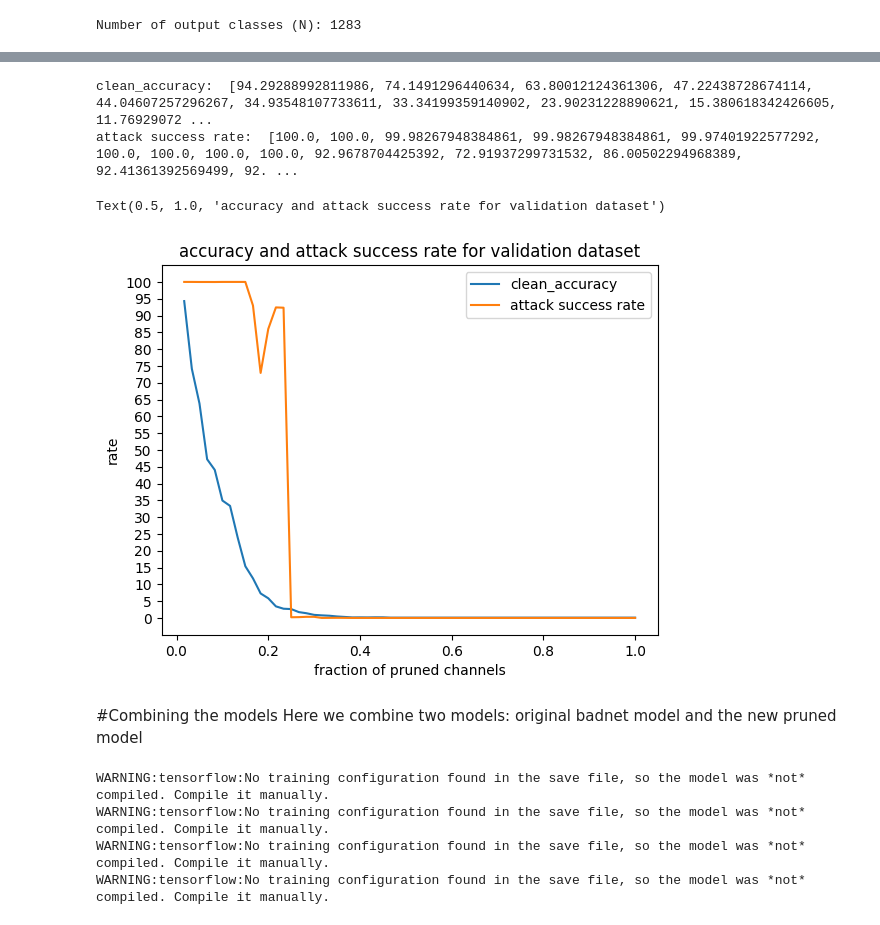
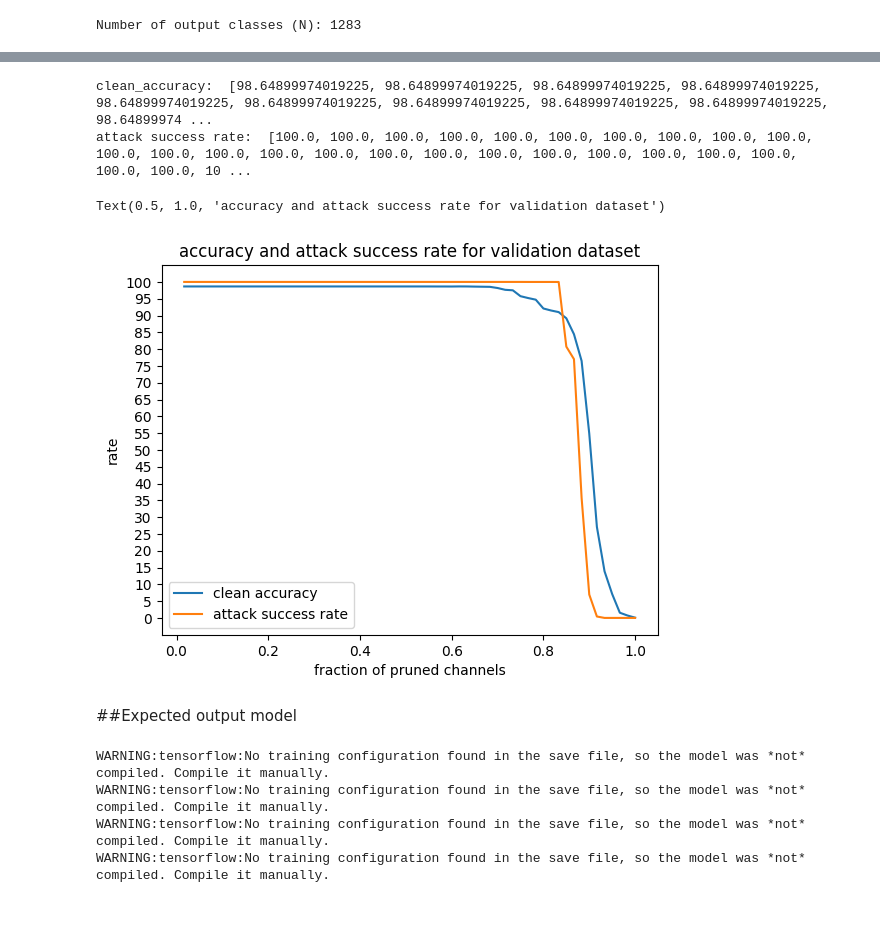
Before and after one commit to akanksha6/ML-Cyber-Security, a Jupyter notebook: MLCyber_Lab4.ipynb, the cells around one changed output, grey strips where cells are left out. Drawn from its saved outputs; the diff is of its cells as text; code cells hidden in the pictures.

```diff
--- a/MLCyber_Lab4.ipynb
+++ b/MLCyber_Lab4.ipynb
@@ -105,20 +102,21 @@ plt.show()
 keras.backend.clear_session()
 # %%
 clean_data_acc = clean_accuracy
+clean_acc_list = []
+success_rate_list = []
+
 model_copy = keras.models.clone_model(bd_model)
 model_copy.set_weights(bd_model.get_weights())
-clean_acc = []
-asrate = []
-saved_model = np.zeros(4, dtype=bool)
+saved_models = np.zeros(4, dtype=bool)
 
 # activation extraction from the last pooling layer - pool_3
-layer_output = model_copy.get_layer('pool_3').output
-intermediate_model = keras.models.Model(inputs=model_copy.input, outputs=layer_output)
-intermediate_prediction = intermediate_model.predict(cl_x_valid)
+pool3_layer = model_copy.get_layer('pool_3').output
+new_model = keras.models.Model(inputs=model_copy.input, outputs=pool3_layer)
+new_pred = new_model.predict(cl_x_valid)
 
-# sort channels by importance and get their indices
-temp = np.mean(intermediate_prediction, axis = (0, 1, 2))
-seq = np.argsort(temp)[::-1] # descending order of activation
+temp = np.mean(new_pred, axis = (0, 1, 2))
+# seq = np.argsort(temp)[::-1] # descending order of activation
+seq = np.argsort(temp)
 print(temp)
 print(seq)
 weight_0 = model_copy.layers[5].get_weights()[0]
@@ -247,24 +237,23 @@ The pruned channel index is:  8
 # %%
-print("clean_accuracy: ", clean_acc)
-print("attack success rate: ", asrate)
+print("clean_accuracy: ", clean_acc_list)
+print("attack success rate: ", success_rate_list)
 # %% [output]
-clean_accuracy:  [94.29288992811986, 74.1491296440634, 63.80012124361306, 47.22438728674114, 44.04607257296267, 34.93548107733611, 33.34199359140902, 23.90231228890621, 15.380618342426605, 11.76929072 ...
-attack success rate:  [100.0, 100.0, 99.98267948384861, 99.98267948384861, 99.97401922577292, 100.0, 100.0, 100.0, 100.0, 92.9678704425392, 72.91937299731532, 86.00502294968389, 92.41361392569499, 92. ...
+clean_accuracy:  [98.64899974019225, 98.64899974019225, 98.64899974019225, 98.64899974019225, 98.64899974019225, 98.64899974019225, 98.64899974019225, 98.64899974019225, 98.64899974019225, 98.64899974 ...
+attack success rate:  [100.0, 100.0, 100.0, 100.0, 100.0, 100.0, 100.0, 100.0, 100.0, 100.0, 100.0, 100.0, 100.0, 100.0, 100.0, 100.0, 100.0, 100.0, 100.0, 100.0, 100.0, 100.0, 100.0, 100.0, 100.0, 10 ...
 # %%
 x_axis = np.arange(1,61)/60
-plt.plot(x_axis, clean_acc)
-plt.plot(x_axis, asrate)
+plt.plot(x_axis, clean_acc_list)
+plt.plot(x_axis, success_rate_list)
 plt.yticks(np.arange(0, 105, step=5))
-plt.legend(['clean_accuracy','attack success rate'])
 plt.xlabel("fraction of pruned channels")
 plt.ylabel("rate")
-plt.title("accuracy and attack success rate for validation dataset")
+plt.legend(['clean accuracy','attack success rate'])
+plt.title("accuracy vs attack success rate for validation dataset")
 # %% [output]
 Text(0.5, 1.0, 'accuracy and attack success rate for validation dataset')
-[figure, old version]
+[figure, new version]
-# %% [markdown]
-#Combining the models
-Here we combine two models: original badnet model and the new pruned model
+# %% [markdown]
+##Expected output model
 # %%
 class G(keras.Model):
   def __init__(self, M, M_new):
```
Also changed, not shown: parts of 34 cells of this notebook.
